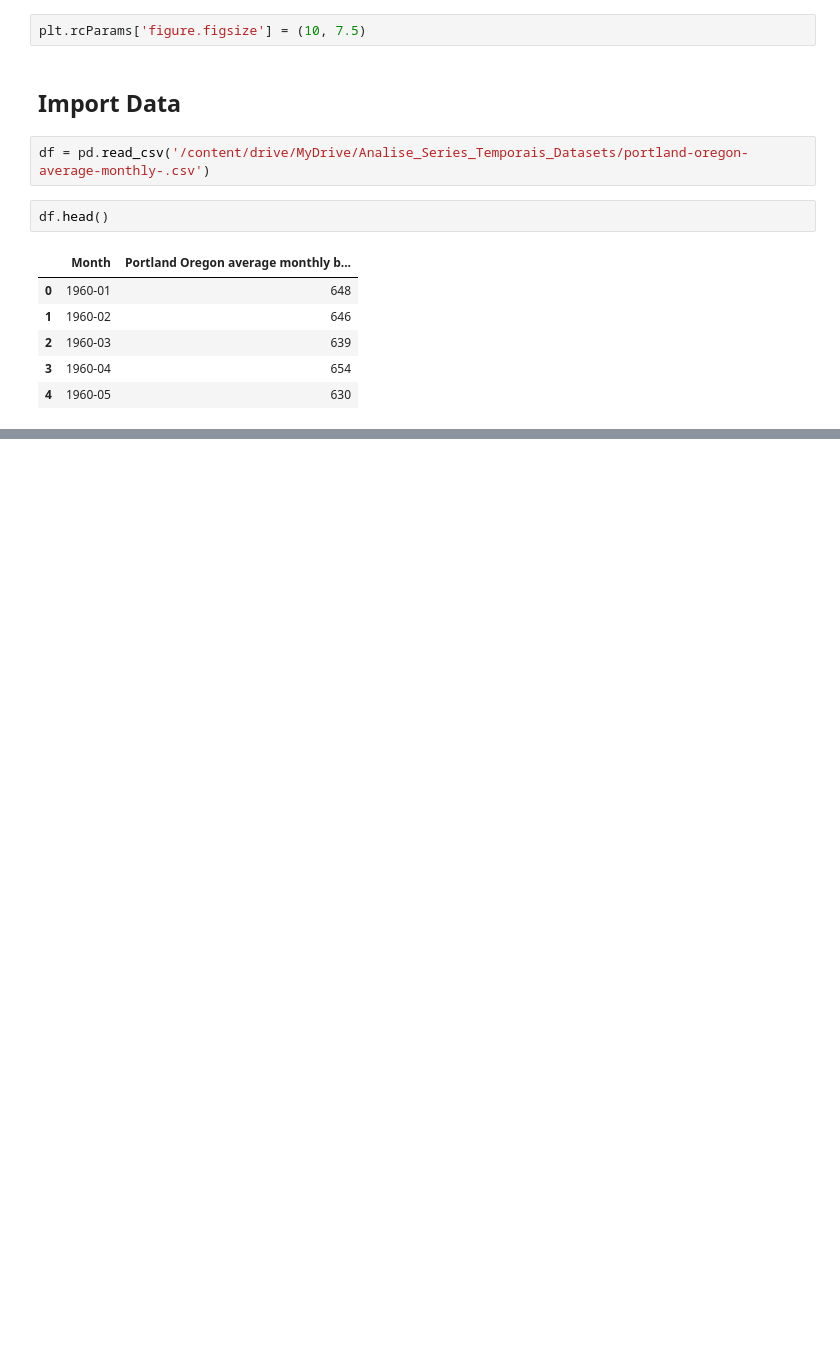
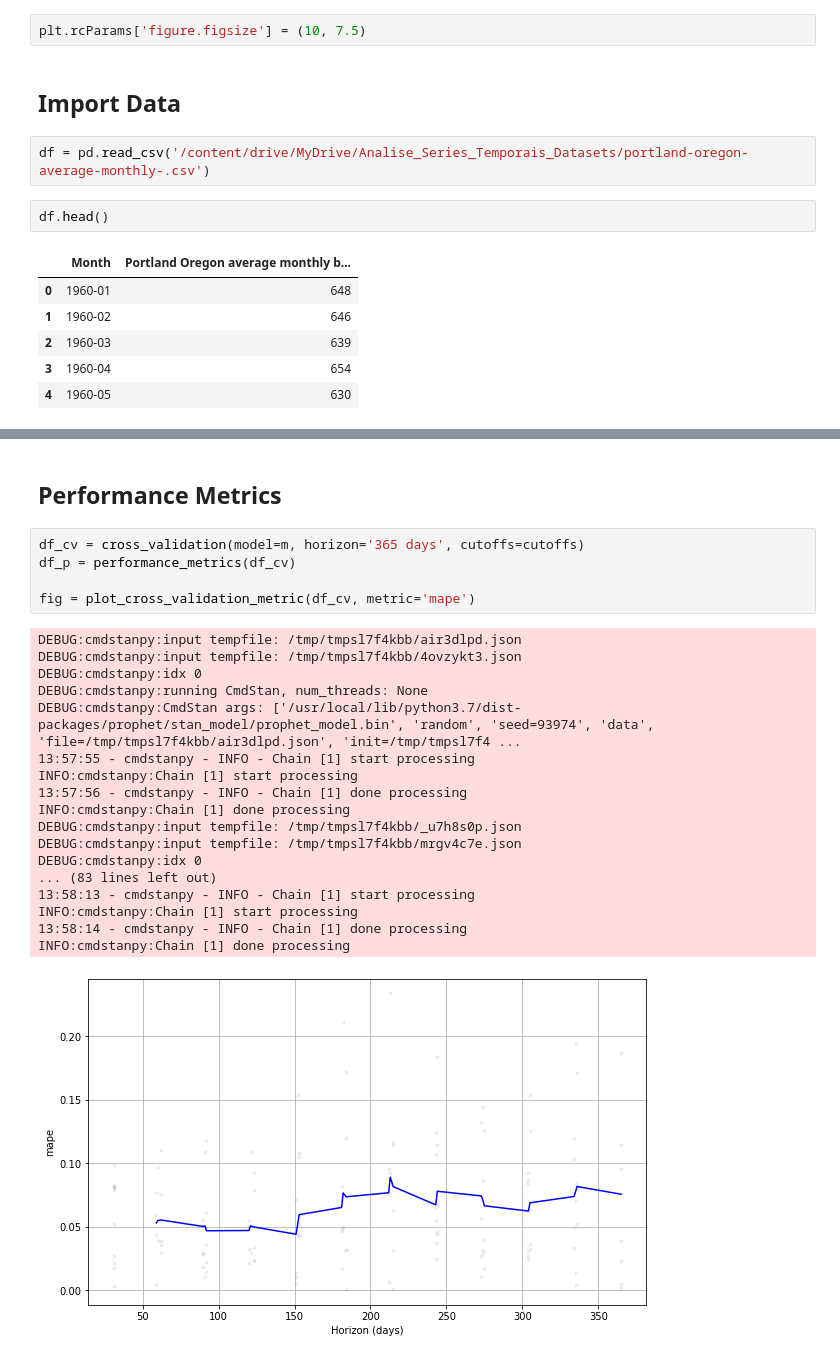
Before and after one commit to thiago2608santana/Analise_Series_Temporais, a Jupyter notebook: Prophet_Project.ipynb, the cells around one changed output, grey strips where cells are left out. Drawn from its saved outputs; the diff is of its cells as text; blank space fills up the shorter version.

```diff
--- a/Prophet_Project.ipynb
+++ b/Prophet_Project.ipynb
@@ -26,0 +362,26 @@ df.head()
+# %% [markdown]
+## Performance Metrics
+# %%
+df_cv = cross_validation(model=m, horizon='365 days', cutoffs=cutoffs)
+df_p = performance_metrics(df_cv)
+
+fig = plot_cross_validation_metric(df_cv, metric='mape')
+# %% [output]
+DEBUG:cmdstanpy:input tempfile: /tmp/tmpsl7f4kbb/air3dlpd.json
+DEBUG:cmdstanpy:input tempfile: /tmp/tmpsl7f4kbb/4ovzykt3.json
+DEBUG:cmdstanpy:idx 0
+DEBUG:cmdstanpy:running CmdStan, num_threads: None
+DEBUG:cmdstanpy:CmdStan args: ['/usr/local/lib/python3.7/dist-packages/prophet/stan_model/prophet_model.bin', 'random', 'seed=93974', 'data', 'file=/tmp/tmpsl7f4kbb/air3dlpd.json', 'init=/tmp/tmpsl7f4 ...
+13:57:55 - cmdstanpy - INFO - Chain [1] start processing
+INFO:cmdstanpy:Chain [1] start processing
+13:57:56 - cmdstanpy - INFO - Chain [1] done processing
+INFO:cmdstanpy:Chain [1] done processing
+DEBUG:cmdstanpy:input tempfile: /tmp/tmpsl7f4kbb/_u7h8s0p.json
+DEBUG:cmdstanpy:input tempfile: /tmp/tmpsl7f4kbb/mrgv4c7e.json
+DEBUG:cmdstanpy:idx 0
+... (83 lines left out)
+13:58:13 - cmdstanpy - INFO - Chain [1] start processing
+INFO:cmdstanpy:Chain [1] start processing
+13:58:14 - cmdstanpy - INFO - Chain [1] done processing
+INFO:cmdstanpy:Chain [1] done processing
+[figure, added]
```
Also changed, not shown: parts of 17 cells of this notebook.
